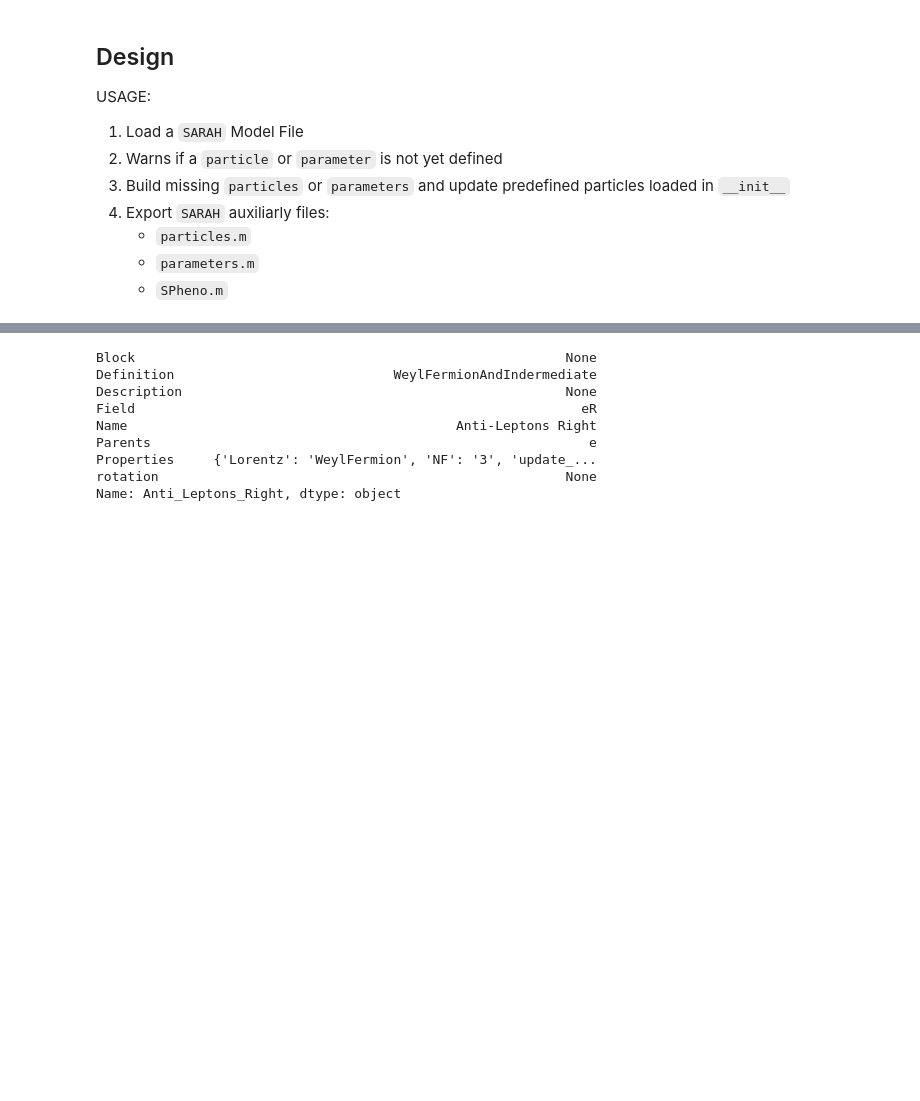
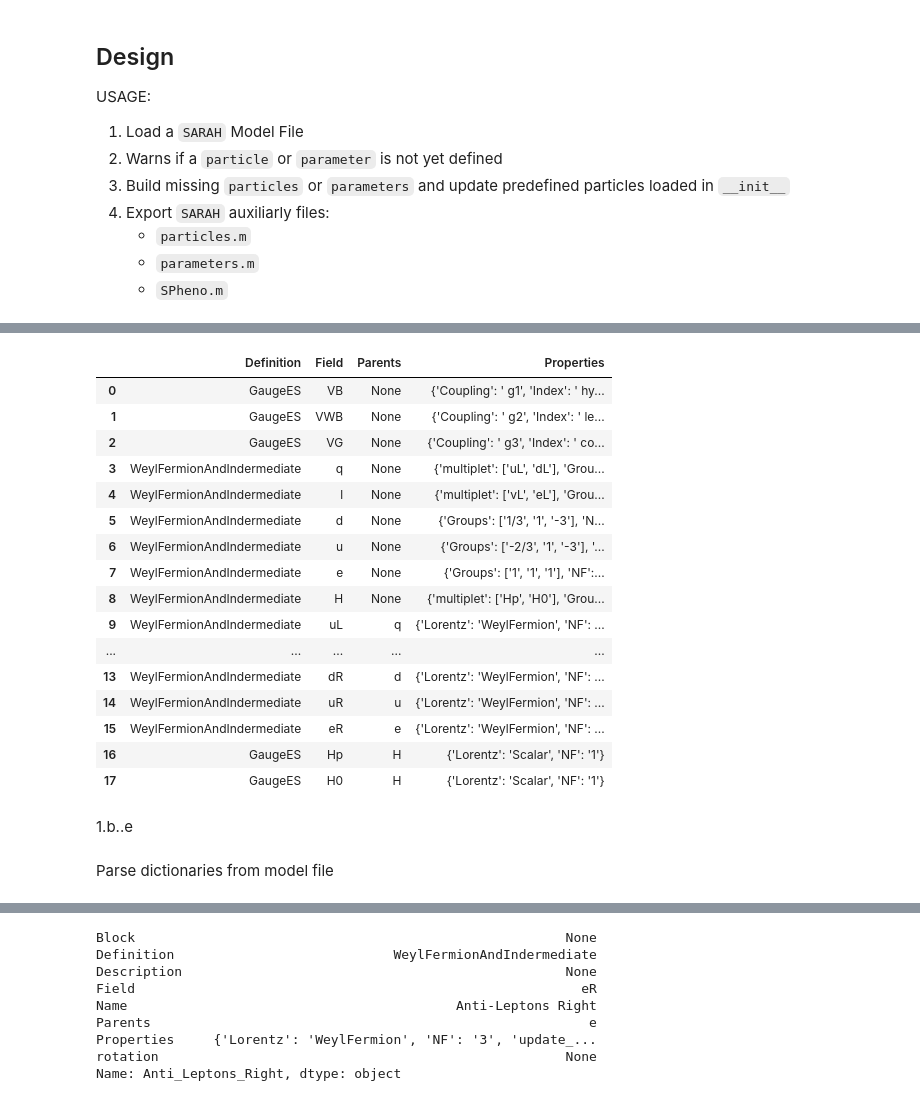
Before and after one commit to restrepo/BSM-Submodules, a Jupyter notebook: SARAH.ipynb, the cells around one changed output, grey strips where cells are left out. Cells and saved outputs as stored; diff of their text form; code cells hidden in the pictures; blank space fills up the shorter version.

```diff
--- a/SARAH.ipynb
+++ b/SARAH.ipynb
@@ -146,0 +331,24 @@ s=SARAH()
+# %%
+pd.DataFrame(s.modelparticles)
+# %% [output]
+|  | Definition | Field | Parents | Properties |
+| 0 | GaugeES | VB | None | {'Coupling': ' g1', 'Index': ' hy... |
+| 1 | GaugeES | VWB | None | {'Coupling': ' g2', 'Index': ' le... |
+| 2 | GaugeES | VG | None | {'Coupling': ' g3', 'Index': ' co... |
+| 3 | WeylFermionAndIndermediate | q | None | {'multiplet': ['uL', 'dL'], 'Grou... |
+| 4 | WeylFermionAndIndermediate | l | None | {'multiplet': ['vL', 'eL'], 'Grou... |
+| 5 | WeylFermionAndIndermediate | d | None | {'Groups': ['1/3', '1', '-3'], 'N... |
+| 6 | WeylFermionAndIndermediate | u | None | {'Groups': ['-2/3', '1', '-3'], '... |
+| 7 | WeylFermionAndIndermediate | e | None | {'Groups': ['1', '1', '1'], 'NF':... |
+| 8 | WeylFermionAndIndermediate | H | None | {'multiplet': ['Hp', 'H0'], 'Grou... |
+| 9 | WeylFermionAndIndermediate | uL | q | {'Lorentz': 'WeylFermion', 'NF': ... |
+| ... | ... | ... | ... | ... |
+| 13 | WeylFermionAndIndermediate | dR | d | {'Lorentz': 'WeylFermion', 'NF': ... |
+| 14 | WeylFermionAndIndermediate | uR | u | {'Lorentz': 'WeylFermion', 'NF': ... |
+| 15 | WeylFermionAndIndermediate | eR | e | {'Lorentz': 'WeylFermion', 'NF': ... |
+| 16 | GaugeES | Hp | H | {'Lorentz': 'Scalar', 'NF': '1'} |
+| 17 | GaugeES | H0 | H | {'Lorentz': 'Scalar', 'NF': '1'} |
+# %% [markdown]
+1.b..e
+# %% [markdown]
+Parse dictionaries from model file
```
Also changed, not shown: parts of 24 cells of this notebook.
